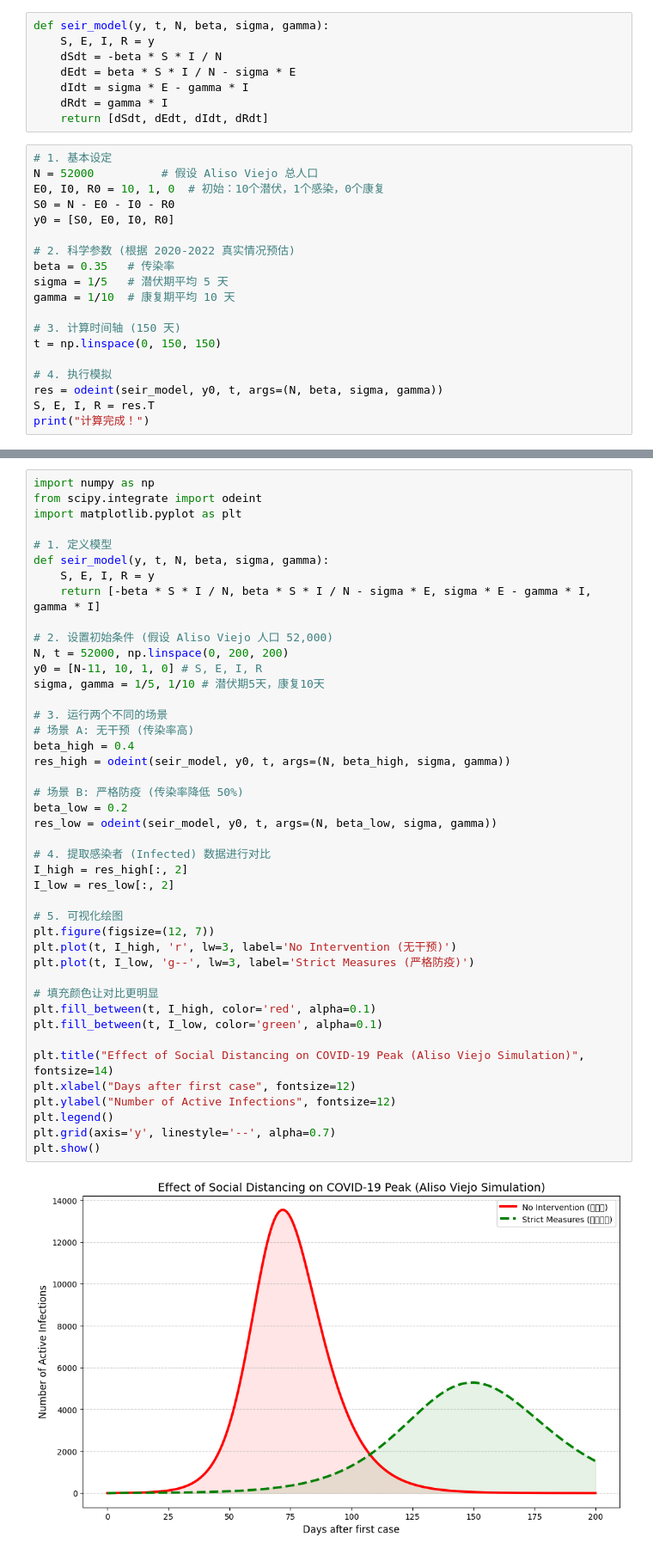
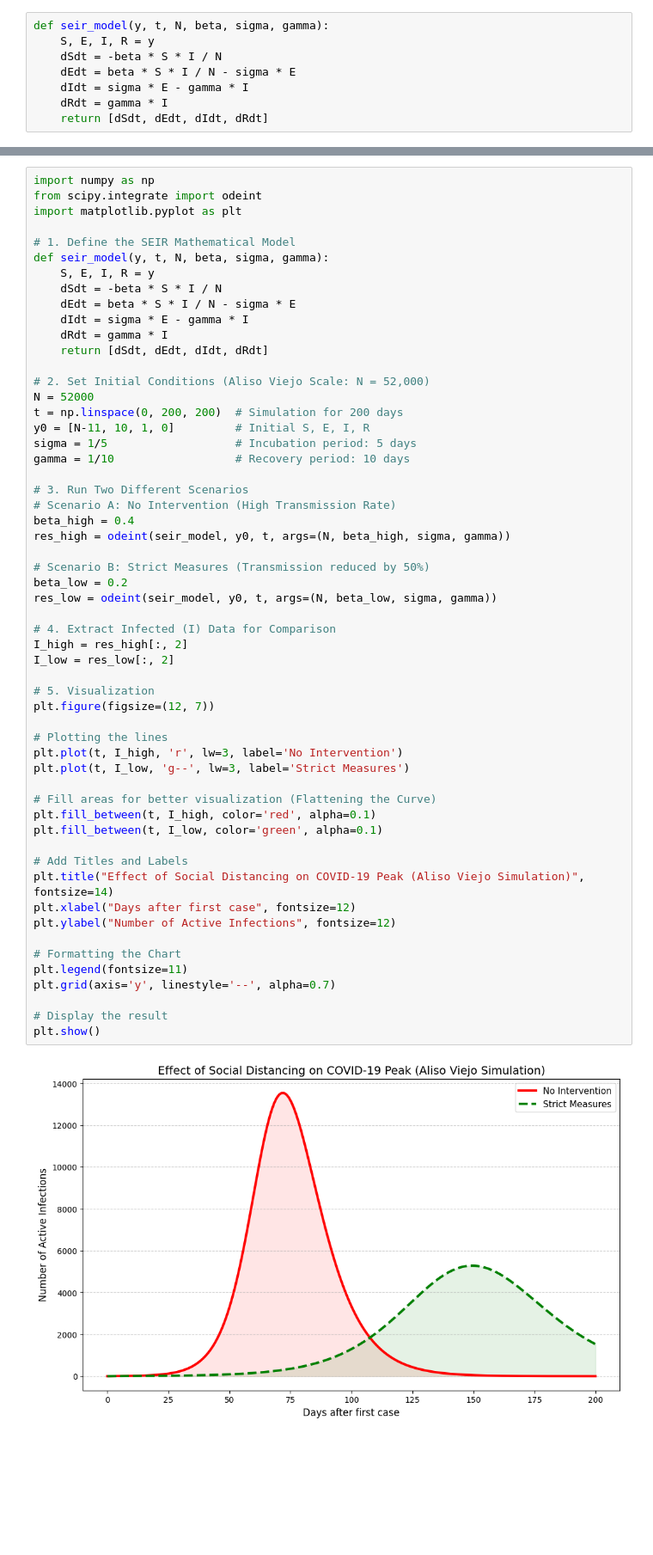
Before and after one commit to XingGuoFang/COVID19-SEIR-Modeling-Orange-County, a Jupyter notebook: 图表分析.ipynb, the cells around one changed output, grey strips where cells are left out. Shown at 86% size. Cells and saved outputs as stored; diff of their text form; blank space fills up the shorter version.

```diff
--- a/图表分析.ipynb
+++ b/图表分析.ipynb
@@ -12,22 +12,3 @@ def seir_model(y, t, N, beta, sigma, gamma):
     dIdt = sigma * E - gamma * I
     dRdt = gamma * I
     return [dSdt, dEdt, dIdt, dRdt]
-# %%
-# 1. 基本设定
-N = 52000          # 假设 Aliso Viejo 总人口
-E0, I0, R0 = 10, 1, 0  # 初始：10个潜伏，1个感染，0个康复
-S0 = N - E0 - I0 - R0
-y0 = [S0, E0, I0, R0]
-
-# 2. 科学参数 (根据 2020-2022 真实情况预估)
-beta = 0.35   # 传染率
-sigma = 1/5   # 潜伏期平均 5 天
-gamma = 1/10  # 康复期平均 10 天
-
-# 3. 计算时间轴 (150 天)
-t = np.linspace(0, 150, 150)
-
-# 4. 执行模拟
-res = odeint(seir_model, y0, t, args=(N, beta, sigma, gamma))
-S, E, I, R = res.T
-print("计算完成！")
@@ -51,48 +77,61 @@ plt.show()
 # %%
 import numpy as np
 from scipy.integrate import odeint
 import matplotlib.pyplot as plt
 
-# 1. 定义模型
+# 1. Define the SEIR Mathematical Model
 def seir_model(y, t, N, beta, sigma, gamma):
     S, E, I, R = y
-    return [-beta * S * I / N, beta * S * I / N - sigma * E, sigma * E - gamma * I, gamma * I]
+    dSdt = -beta * S * I / N
+    dEdt = beta * S * I / N - sigma * E
+    dIdt = sigma * E - gamma * I
+    dRdt = gamma * I
+    return [dSdt, dEdt, dIdt, dRdt]
 
-# 2. 设置初始条件 (假设 Aliso Viejo 人口 52,000)
-N, t = 52000, np.linspace(0, 200, 200)
-y0 = [N-11, 10, 1, 0] # S, E, I, R
-sigma, gamma = 1/5, 1/10 # 潜伏期5天，康复10天
+# 2. Set Initial Conditions (Aliso Viejo Scale: N = 52,000)
+N = 52000
+t = np.linspace(0, 200, 200)  # Simulation for 200 days
+y0 = [N-11, 10, 1, 0]         # Initial S, E, I, R
+sigma = 1/5                   # Incubation period: 5 days
+gamma = 1/10                  # Recovery period: 10 days
 
-# 3. 运行两个不同的场景
-# 场景 A: 无干预 (传染率高)
+# 3. Run Two Different Scenarios
+# Scenario A: No Intervention (High Transmission Rate)
 beta_high = 0.4
 res_high = odeint(seir_model, y0, t, args=(N, beta_high, sigma, gamma))
 
-# 场景 B: 严格防疫 (传染率降低 50%)
+# Scenario B: Strict Measures (Transmission reduced by 50%)
 beta_low = 0.2
 res_low = odeint(seir_model, y0, t, args=(N, beta_low, sigma, gamma))
 
-# 4. 提取感染者 (Infected) 数据进行对比
+# 4. Extract Infected (I) Data for Comparison
 I_high = res_high[:, 2]
 I_low = res_low[:, 2]
 
-# 5. 可视化绘图
+# 5. Visualization
 plt.figure(figsize=(12, 7))
-plt.plot(t, I_high, 'r', lw=3, label='No Intervention (无干预)')
-plt.plot(t, I_low, 'g--', lw=3, label='Strict Measures (严格防疫)')
 
-# 填充颜色让对比更明显
+# Plotting the lines
+plt.plot(t, I_high, 'r', lw=3, label='No Intervention')
+plt.plot(t, I_low, 'g--', lw=3, label='Strict Measures')
+
+# Fill areas for better visualization (Flattening the Curve)
 plt.fill_between(t, I_high, color='red', alpha=0.1)
 plt.fill_between(t, I_low, color='green', alpha=0.1)
 
+# Add Titles and Labels
 plt.title("Effect of Social Distancing on COVID-19 Peak (Aliso Viejo Simulation)", fontsize=14)
 plt.xlabel("Days after first case", fontsize=12)
 plt.ylabel("Number of Active Infections", fontsize=12)
-plt.legend()
+
+# Formatting the Chart
+plt.legend(fontsize=11)
 plt.grid(axis='y', linestyle='--', alpha=0.7)
+
+# Display the result
 plt.show()
 # %% [output]
-[figure, old version]
+[figure, new version]
 # %%
 import numpy as np
 from scipy.integrate import odeint
```
Also changed, not shown: parts of 4 cells of this notebook.
